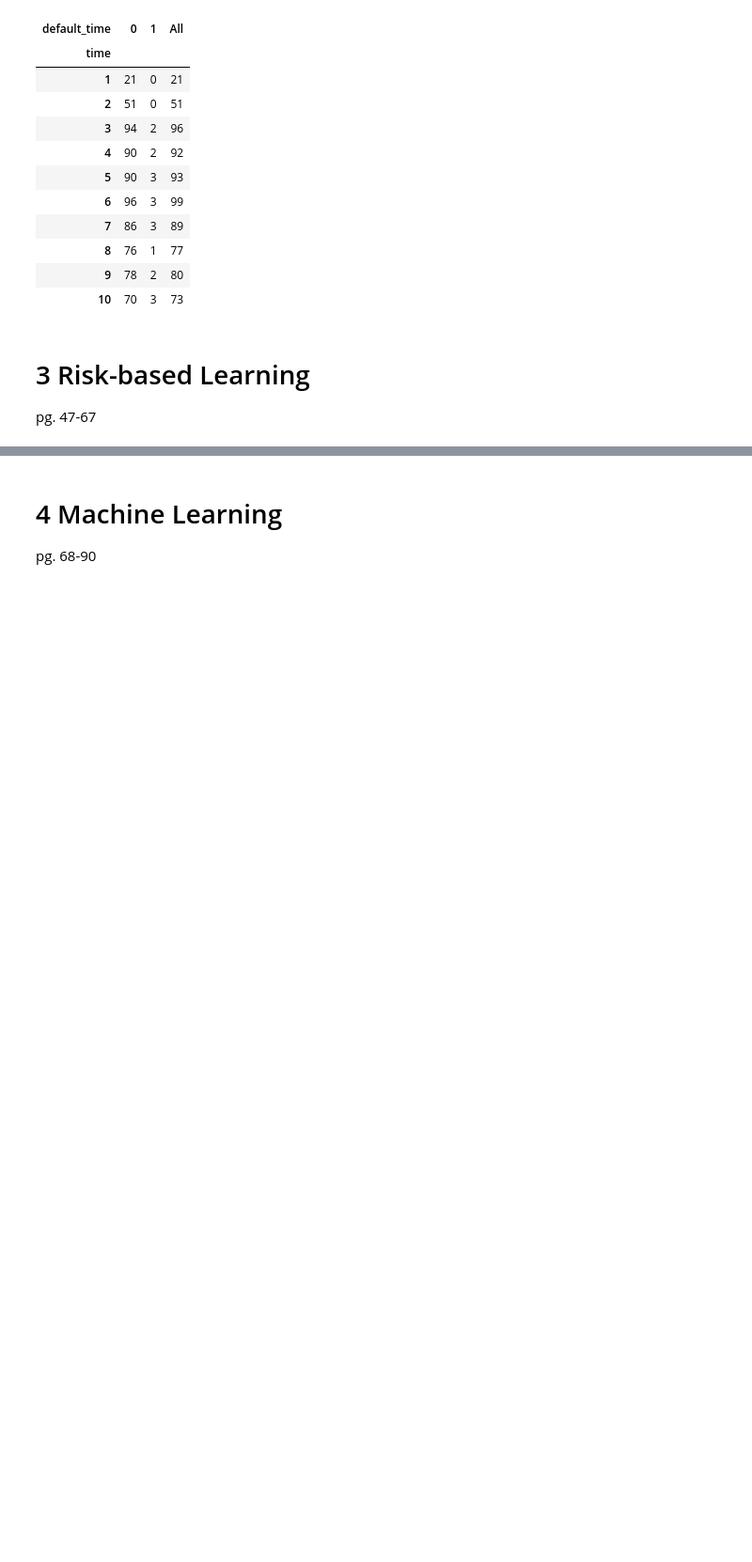
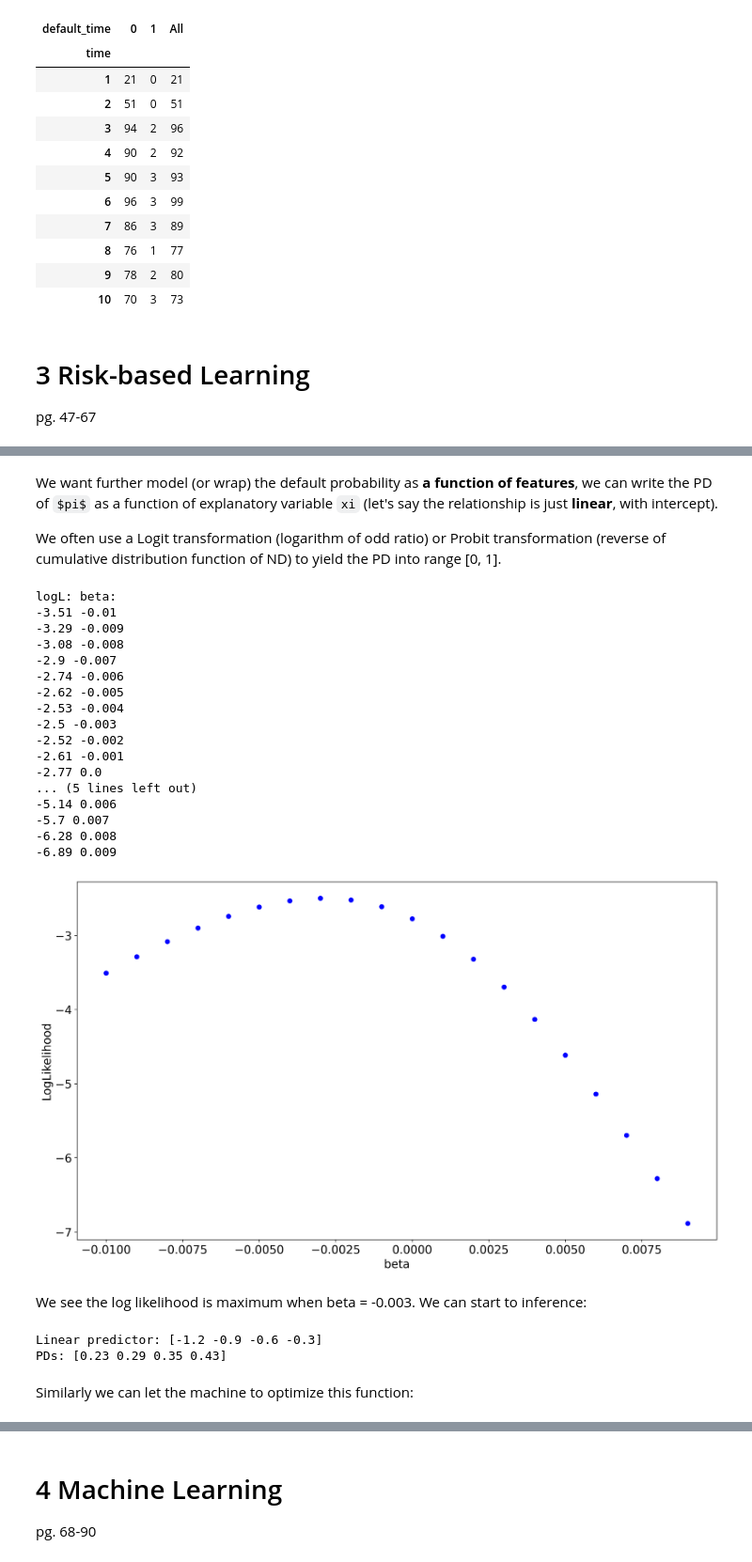
Before and after one commit to lktuan/deep_credit_risk, a Jupyter notebook: notebooks/part1_principle_of_data_learning.ipynb, the cells around one changed output, grey strips where cells are left out. Shown at 94% size. Cells and saved outputs as stored; diff of their text form; code cells hidden in the pictures; blank space fills up the shorter version.

```diff
--- a/notebooks/part1_principle_of_data_learning.ipynb
+++ b/notebooks/part1_principle_of_data_learning.ipynb
@@ -710,0 +804,56 @@ plt.rcParams.update({'font.size': 16})
+# %% [markdown]
+We want further model (or wrap) the default probability as **a function of features**, we can write the PD of `$pi$` as a function of explanatory variable `xi` (let's say the relationship is just **linear**, with intercept).
+
+We often use a Logit transformation (logarithm of odd ratio) or Probit transformation (reverse of cumulative distribution function of ND) to yield the PD into range [0, 1].
+# %%
+# let's change the data a little bit with higher default rate
+d = np.array([0, 0, 1, 1])
+x = np.array([400, 300, 200, 100])
+
+# assume the intercept = 0 and we have only 1 variable x, we need to estimate the beta of that x
+def fun_loglike3(beta):
+    ''' Calculate the log likelihood given beta on the outcome d and explained variable x'''
+    pd_pred = np.exp(beta * x) / (1 + np.exp(beta * x) )
+    loglike_indiv = d * np.log(pd_pred) + (1-d) * (np.log(1-pd_pred))
+    loglike = np.sum(loglike_indiv)
+    return loglike
+
+print('logL:', 'beta:')
+for beta_s in range(-10, 10, 1):
+    loglike_beta = fun_loglike3(beta_s/1000)
+    plt.xlabel('beta')
+    plt.ylabel('LogLikelihood')
+    plt.plot(beta_s/1000,loglike_beta, color='blue', marker='o')
+    print(np.round(loglike_beta,2), np.round(beta_s/1000,3))
+# %% [output]
+logL: beta:
+-3.51 -0.01
+-3.29 -0.009
+-3.08 -0.008
+-2.9 -0.007
+-2.74 -0.006
+-2.62 -0.005
+-2.53 -0.004
+-2.5 -0.003
+-2.52 -0.002
+-2.61 -0.001
+-2.77 0.0
+... (5 lines left out)
+-5.14 0.006
+-5.7 0.007
+-6.28 0.008
+-6.89 0.009
+[figure, added]
+# %% [markdown]
+We see the log likelihood is maximum when beta = -0.003. We can start to inference:
+# %%
+beta_opt = -0.003
+
+print('Linear predictor:',beta_opt * x)
+# Logit transformation
+print('PDs:',np.round(np.exp(beta_opt * x) / (1+ np.exp(beta_opt * x) ),2))
+# %% [output]
+Linear predictor: [-1.2 -0.9 -0.6 -0.3]
+PDs: [0.23 0.29 0.35 0.43]
+# %% [markdown]
+Similarly we can let the machine to optimize this function:
```
Also changed, not shown: parts of 36 cells of this notebook.
